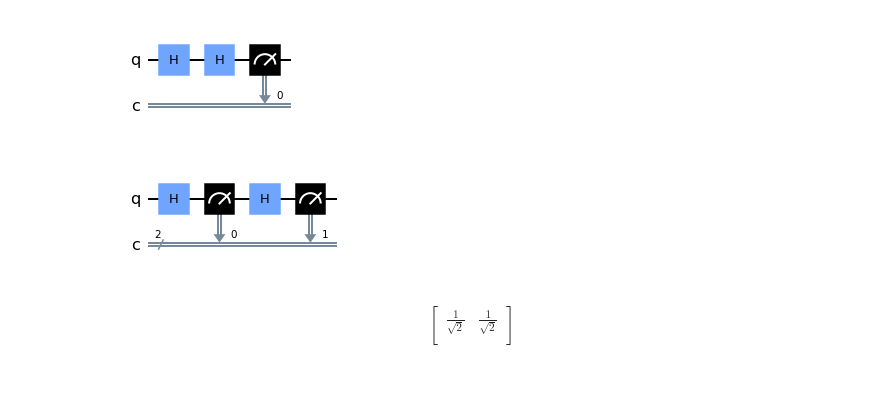
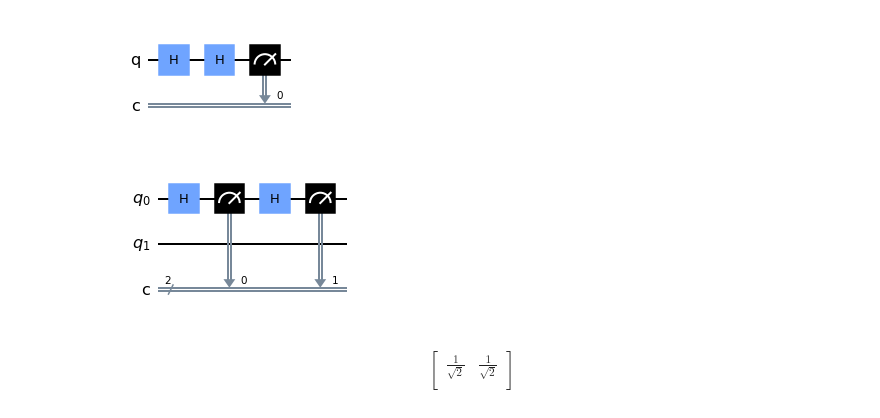
Before and after one commit to DeDuckProject/quantum-playground, a Jupyter notebook: measurement-games.ipynb, the cells around one changed output. Saved outputs shown, nothing was run; the diff lists cells and outputs as text; code cells hidden in the pictures; blank space fills up the shorter version.

```diff
--- a/measurement-games.ipynb
+++ b/measurement-games.ipynb
@@ -66,19 +66,19 @@ circuit.draw('mpl')
 [figure]
 # %%
 # circuit 3
-n = 1
+n = 2
 qreg_q = QuantumRegister(n, 'q')
-creg_c = ClassicalRegister(2, 'c')
+creg_c = ClassicalRegister(n, 'c')
 circuit = QuantumCircuit(qreg_q, creg_c)
 
 circuit.h(0)
 circuit.measure(0,0)
 circuit.h(0)
 circuit.measure(0,1)
 
 circuit.draw('mpl')
 # %% [output]
-[figure, old version]
+[figure, new version]
 # %%
 # Print state vector - NOTE: this computes only for circuits w/o a measurement.
 
```
